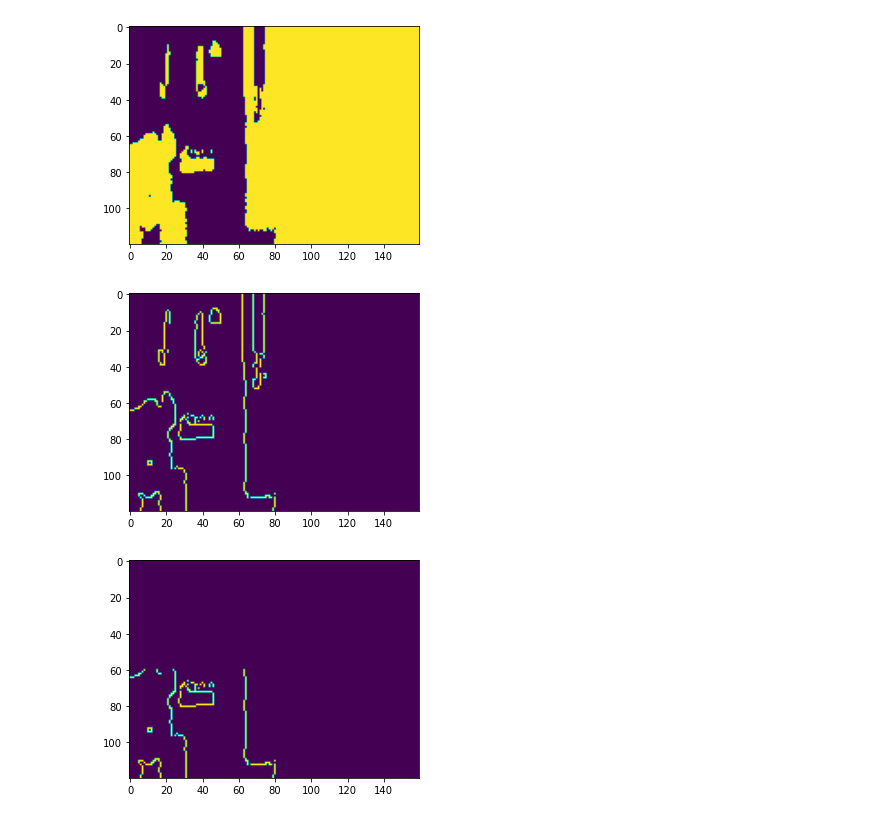
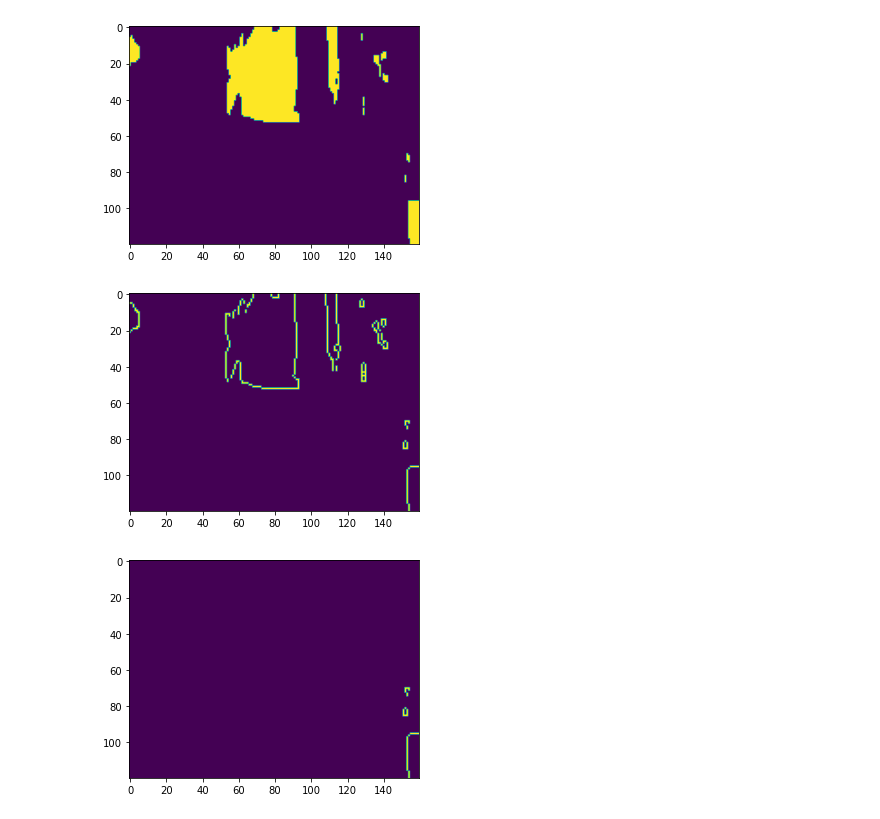
Before and after one commit to benjamintanweihao/hinny, a Jupyter notebook: line-following/Lane Following.ipynb, the cells around one changed output. Cells and saved outputs as stored; diff of their text form; code cells hidden in the pictures.

```diff
--- a/line-following/Lane Following.ipynb
+++ b/line-following/Lane Following.ipynb
@@ -22,7 +22,9 @@ plt.show()
+# %%
+invert = ~image
 # %%
 # apply gaussian blur
 kernel_size = (5, 5)
-gauss_image = cv2.GaussianBlur(image, kernel_size, 0)
+gauss_image = cv2.GaussianBlur(invert, kernel_size, 0)
 
 plt.imshow(gauss_image)
 plt.show()
@@ -46,0 +46,11 @@ plt.show()
+# %%
+# Since red occurs at both ends, an easier way is to invert the color, and use cyan instead
+# Eyeballing puts cyan at around 90 to 110 for the H. Saturation (S) and (V) I just left it
+# at almost the full range of 0 to 255.
+
+lower = np.array([90, 0, 20])
+upper = np.array([120, 255, 255])
+
+thresh = cv2.inRange(hsv_image, lower, upper)
+plt.imshow(thresh)
+plt.show()
@@ -47,11 +59,11 @@ plt.show()
 # %%
 # dilation to join pixels that are close by
 rect_kernel = (5, 3)
-thresh = cv2.dilate(thresh, rect_kernel, iterations=1)
+thresh = cv2.dilate(thresh, rect_kernel, iterations=3)
 plt.imshow(thresh)
 plt.show()
 # %% [output]
-[figure, old version]
+[figure, new version]
 # %%
 # canny edge edge detection
 low_threshold = 100
@@ -61,7 +73,7 @@ canny_edges = cv2.Canny(thresh, low_threshold, high_threshold)
 plt.imshow(canny_edges)
 plt.show()
 # %% [output]
-[figure, old version]
+[figure, new version]
 # %%
 def roi(edges):
     height, width = edges.shape
@@ -83,7 +95,7 @@ roi_image = roi(canny_edges)
 plt.imshow(roi_image)
 plt.show()
 # %% [output]
-[figure, old version]
+[figure, new version]
 # %%
 def detect_line_segments(cropped):
     rho = 1 # distance precision in pixels
```
Also changed, not shown: parts of 12 cells of this notebook.
